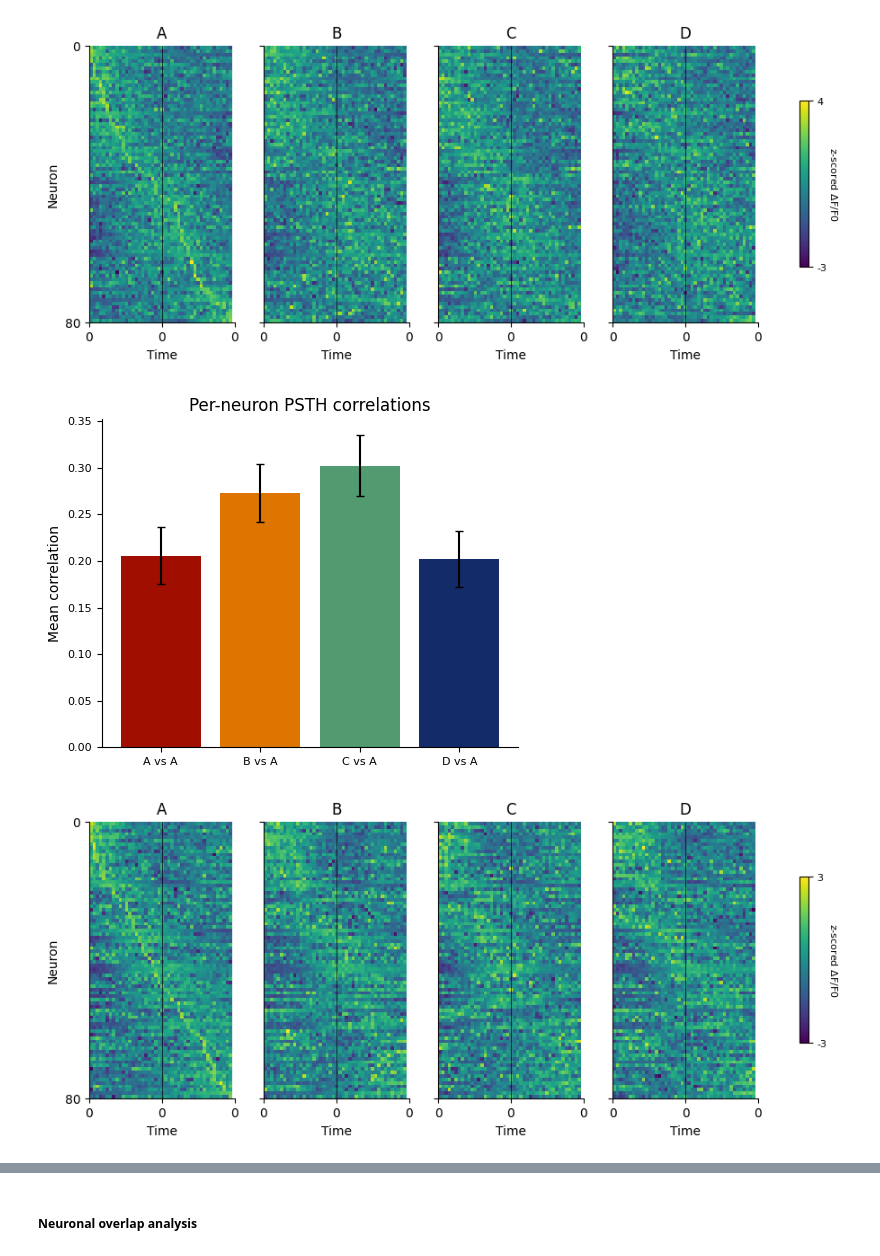
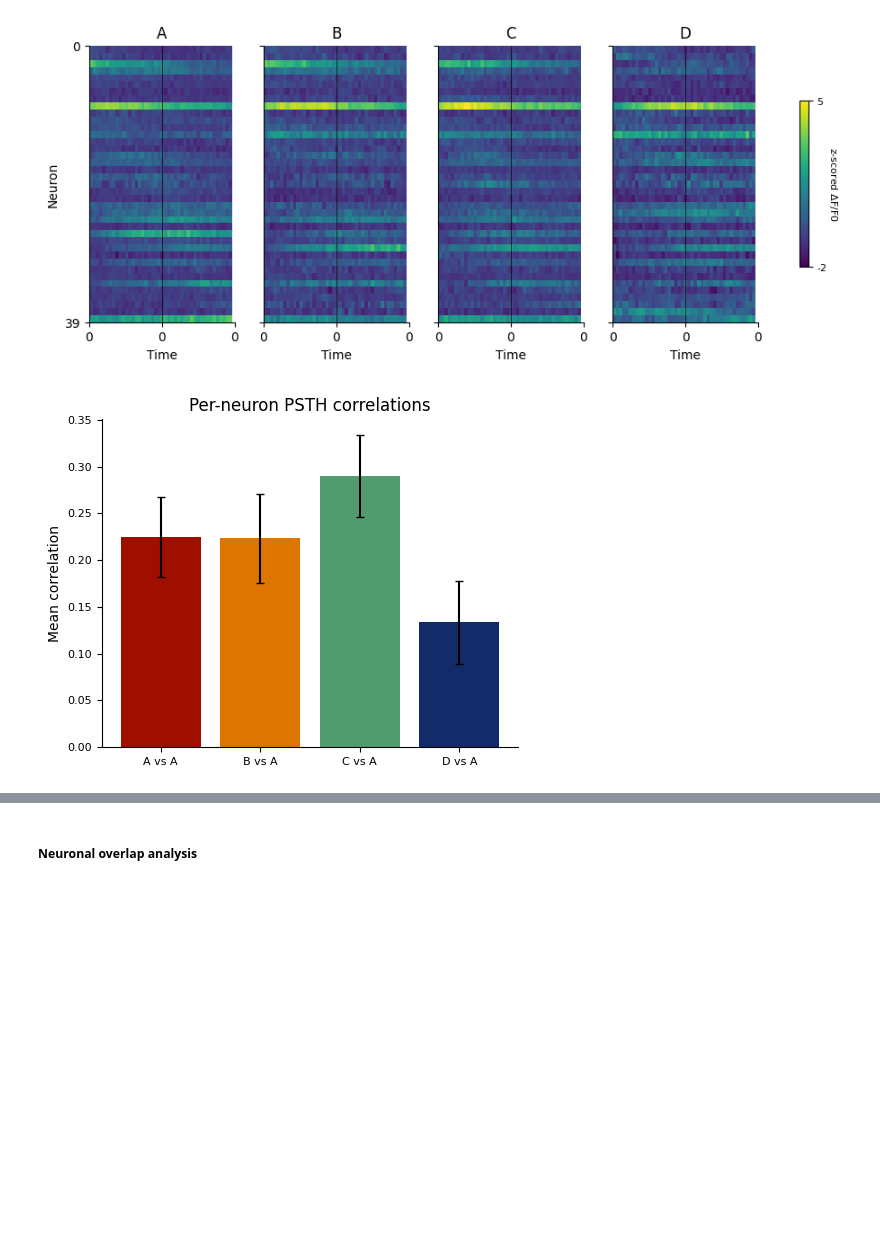
Before and after one commit to AthinaApostolelli/VR_ABCD, a Jupyter notebook: Explore_neural_data_sessions.ipynb, the cells around one changed output, grey strips where cells are left out. Drawn from its saved outputs; the diff is of its cells as text; code cells hidden in the pictures; blank space fills up the shorter version.

```diff
--- a/Explore_neural_data_sessions.ipynb
+++ b/Explore_neural_data_sessions.ipynb
@@ -44,23 +44,23 @@ custom_cycler = cycler(color=color_scheme)
 hfs_palette = np.array(palettes.met_brew('Archambault',n=20, brew_type="continuous"))
 # %%
 # Load tracked and aligned ROIs
-sessions_to_align = ["ses-011_date-20250315_protocol-t5", "ses-012_date-20250318_protocol-t6"]
+sessions_to_align = ["ses-010_date-20250314_protocol-t4", "ses-011_date-20250315_protocol-t5"] #, "ses-012_date-20250318_protocol-t6"]
 num_sessions = len(sessions_to_align)
 protocol_nums = [int(re.search(r'protocol-t(\d+)', s).group(1)) for s in sessions_to_align]
 
 basepath = Path('/Volumes/mrsic_flogel/public/projects/AtApSuKuSaRe_20250129_HFScohort2')
 animal = 'TAA0000066'
 func_img_path = 'funcimg/Session'
-tracking_path = basepath / animal / '_'.join(f't{n}' for n in protocol_nums)
-savepath = tracking_path / 'analysis'
+alignment_path = basepath / animal / '_'.join(f't{n}' for n in protocol_nums)
+savepath = alignment_path / 'analysis'
 
 roicat_dir = r'/Users/athinaapostolelli/Documents/SWC/VR_ABCD_project/ROICaT'
 roicat_data_name = animal
 
 suffix = '_'.join(f't{n}' for n in protocol_nums)
 filename = f'roicat_aligned_ROIs_{suffix}.npy'
-if os.path.exists(os.path.join(tracking_path, filename)):
-    idx_original_aligned = np.load(os.path.join(tracking_path, filename))
+if os.path.exists(os.path.join(alignment_path, filename)):
+    idx_original_aligned = np.load(os.path.join(alignment_path, filename))
 else:
     raise FileNotFoundError('The ROICaT alignment file is not found in this directory.')
 # %%
@@ -155,7 +155,10 @@ for s, (prot, sess) in enumerate(zip(protocol_nums, sessions_to_align)):
     all_significant_neurons_reward[s] = results_rewards[s]['all_significant_neurons_reward']
 
     # Reward-tuned neurons for each goal, where the keys correspond to goals: 1:A, 2:B, 3:C, 4:D
-    significant_neurons_reward_id[s] = results_rewards[s]['significant_neurons_reward_id']
+    if 'significant_neurons_reward_id' in results_rewards[s]:
+        significant_neurons_reward_id[s] = results_rewards[s]['significant_neurons_reward_id']
+    else:
+        significant_neurons_reward_id[s] = None
 
     # Ids of reward-tuned neurons from each session
     reward_tuned_neurons_sessions[s] = neurons_considered[s][all_significant_neurons_reward[s]]
@@ -198,29 +201,30 @@ corrs = get_map_correlation(psths, average_psths, conditions, zscoring=True, ref
 # %%
 # Plot reward PSTHs for each goal and get correlation across goals
 ABCD_goals = [1,2,3,4]
 psths = [{} for _ in range(num_sessions)]
 average_psths = [{} for _ in range(num_sessions)]
-conditions = ['A','B','C','D']
+goal_ids = ['A','B','C','D']
 color_scheme = palettes.met_brew('Johnson', n=len(ABCD_goals), brew_type="continuous")
 
-for s in range(num_sessions):
-    neurons = np.array(neurons_considered_sessions[s])[consistent_reward_tuned_neuron_idx]  # ids of tracked neurons that are consistently reward-tuned
-    neuron_idx = np.where(np.isin(neurons_considered[s], neurons))[0]   # indices of these neurons inside their original list of neurons considered
+for s, prot in enumerate(protocol_nums):
+    if prot >= 5:
+        neurons = np.array(neurons_considered_sessions[s])[consistent_reward_tuned_neuron_idx]  # ids of tracked neurons that are consistently reward-tuned
+        neuron_idx = np.where(np.isin(neurons_considered[s], neurons))[0]   # indices of these neurons inside their original list of neurons considered
 
-    for goal in ABCD_goals:
-        psths[s][goal] = results_rewards[s]['reward_id_psth'][()][goal][neuron_idx]
-        average_psths[s][goal] = results_rewards[s]['average_reward_id_psth'][()][goal][neuron_idx]
+        for goal in ABCD_goals:
+            psths[s][goal] = results_rewards[s]['reward_id_psth'][()][goal][neuron_idx]
+            average_psths[s][goal] = results_rewards[s]['average_reward_id_psth'][()][goal][neuron_idx]
 
-    plot_goal_psth_map(average_psths[s], zscoring=True, sorting_goal=1, time_around=time_around, funcimg_frame_rate=45, save_plot=False, savepath=savepath, \
-                       savedir='RewardPSTH_RewardTunedNeurons', filename=f'ABCD_Reward_PSTH_T{protocol_nums[s]}')
+        plot_goal_psth_map(average_psths[s], zscoring=True, sorting_goal=1, time_around=time_around, funcimg_frame_rate=45, save_plot=False, savepath=savepath, \
+                        savedir='RewardPSTH_RewardTunedNeurons', filename=f'ABCD_Reward_PSTH_T{protocol_nums[s]}')
 
-    # Plot correlation for each sess among goals
-    corrs = get_map_correlation(psths[s], average_psths[s], conditions, zscoring=True, reference=1, color_scheme=color_scheme, \
-                            save_plot=False, savepath=savepath, savedir='RewardPSTH_RewardTunedNeurons', filename=f'ABCD_FiringMap_correlation_T{protocol_nums[s]}')
+        # Plot correlation for each sess among goals
+        corrs = get_map_correlation(psths[s], average_psths[s], conditions=goal_ids, zscoring=True, reference=1, color_scheme=color_scheme, \
+                                save_plot=False, savepath=savepath, savedir='RewardPSTH_RewardTunedNeurons', filename=f'ABCD_FiringMap_correlation_T{protocol_nums[s]}')
 
-plot_all_sessions_goal_psth_map(average_psths, zscoring=True, sorting_goal=1, time_around=time_around, funcimg_frame_rate=45, save_plot=False, savepath=savepath, \
-                                    savedir='RewardPSTH_RewardTunedNeurons', filename=f'ABCD_Reward_PSTH_allSessions')
+if np.all(np.array(protocol_nums) >= 5):
+    plot_all_sessions_goal_psth_map(average_psths, zscoring=True, ref_session=ref_prot, sorting_goal=1, time_around=time_around, funcimg_frame_rate=45, save_plot=False, savepath=savepath, \
+                                        savedir='RewardPSTH_RewardTunedNeurons', filename=f'ABCD_Reward_PSTH_allSessions')
 # %% [output]
-[figure, old version]
+[figure, new version]
-[figure, old version]
+[figure, new version]
-[figure, removed]
```
Also changed, not shown: parts of 11 cells of this notebook, 2 other files.
